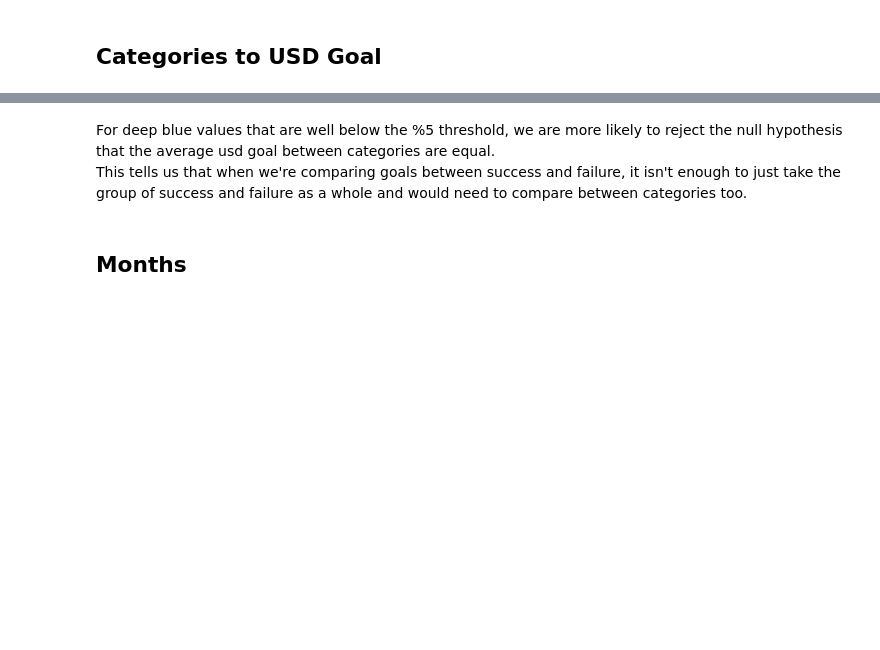
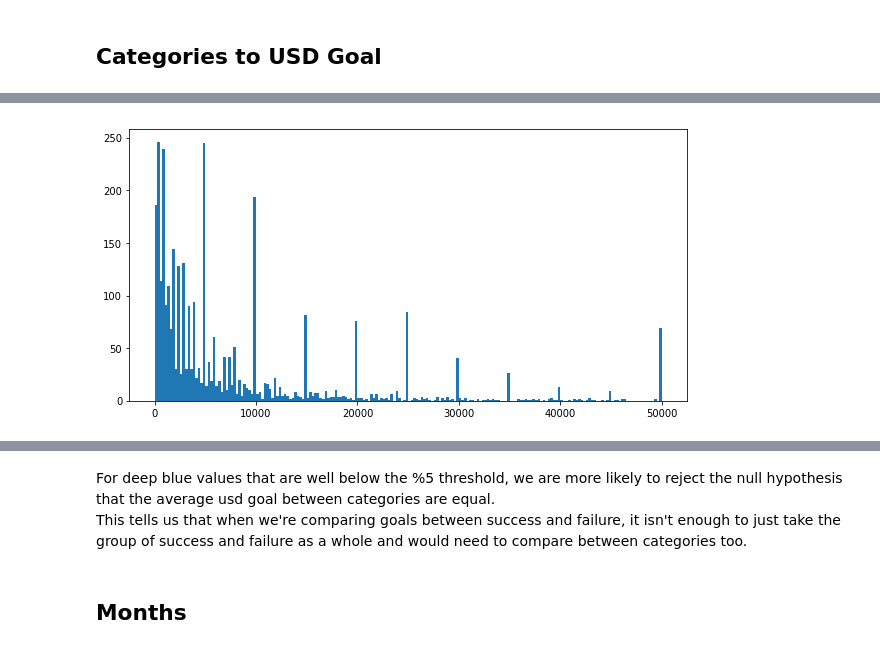
Before and after one commit to ohmgmatt/Springboard, a Jupyter notebook: capstone_one/Stats_Explore.ipynb, the cells around one changed output, grey strips where cells are left out. Drawn from its saved outputs; the diff is of its cells as text; code cells hidden in the pictures; blank space fills up the shorter version.

```diff
--- a/capstone_one/Stats_Explore.ipynb
+++ b/capstone_one/Stats_Explore.ipynb
@@ -431,0 +457,6 @@ fig.savefig("img/bootstrap_video_usage", bbox_inches='tight')
+# %%
+fig, ax = plt.subplots(figsize = (10, 5))
+ax = plt.hist(df[(df.category_core == 'journalism') & (df.usd_goal <= 50000)].usd_goal, bins = 200)
+plt.show()
+# %% [output]
+[figure, added]
```
Also changed, not shown: parts of 21 cells of this notebook, 2 other files.
